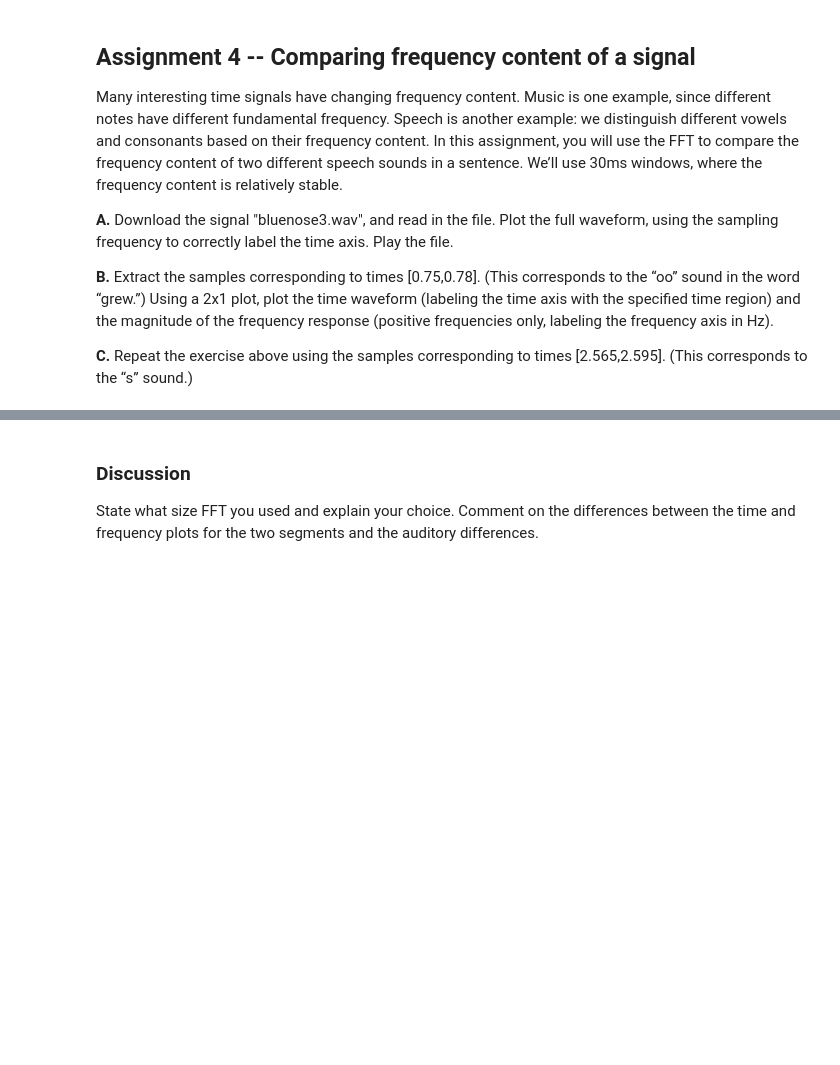
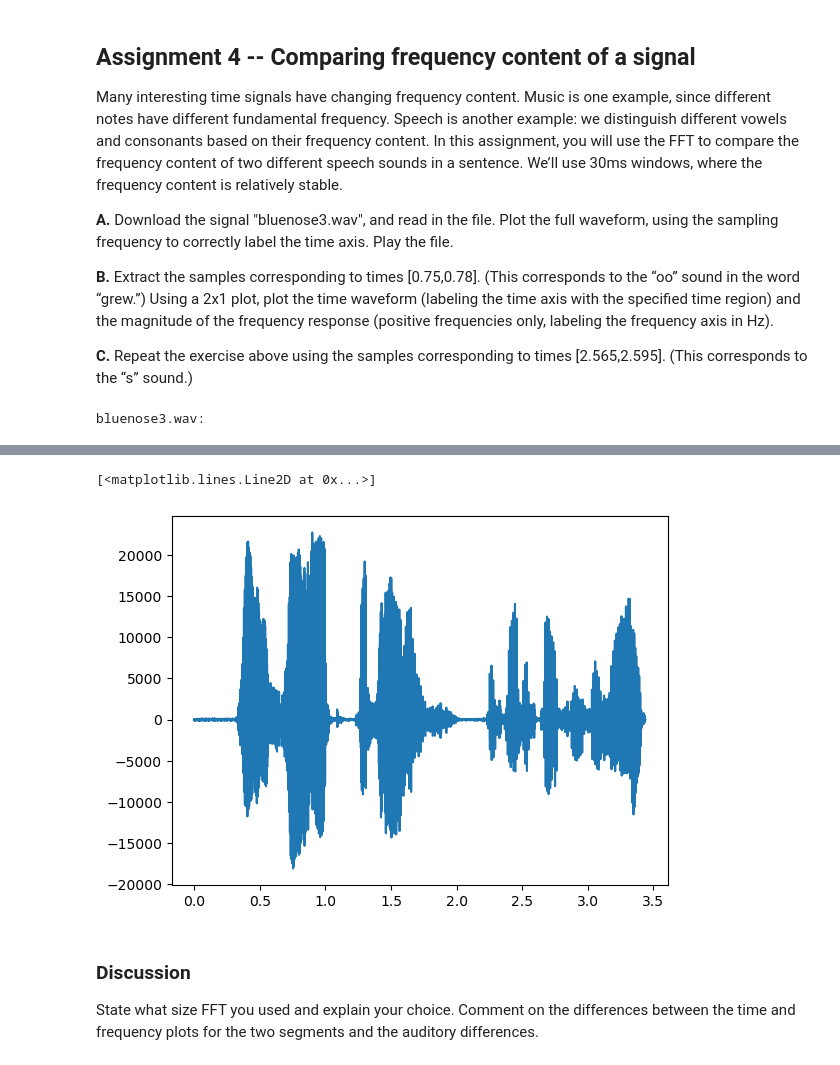
Before and after one commit to pie474/EE242Labs, a Jupyter notebook: 3b/EE242_Lab3b.ipynb, the cells around one changed output, grey strips where cells are left out. Cells and saved outputs as stored; diff of their text form; code cells hidden in the pictures; blank space fills up the shorter version.

```diff
--- a/3b/EE242_Lab3b.ipynb
+++ b/3b/EE242_Lab3b.ipynb
@@ -110,6 +111,10 @@ Many interesting time signals have changing frequency content. Music is one exam
 # Assignment 4 - Comparing frequency content of a signal
 
 # Part A - Reading, plotting and playing the bluenose3.wav file
+file = wav.read('bluenose3.wav')
+play_file('bluenose3.wav')
+plt.figure()
+plt.plot(np.arange(len(file[1]))/file[0], file[1])
 
 # Part B - Extracting ooo part of the signal
 # Extract the ooo part of the signal from 0.75 seconds to 0.78 seconds
@@ -120,3 +125,5 @@ Many interesting time signals have changing frequency content. Music is one exam
 # Plot the signal in time and frequency domain
 
 # Part D - Justify the difference and choice of nfft used.
+# %% [output]
+bluenose3.wav:
@@ -123,3 +131,5 @@ Many interesting time signals have changing frequency content. Music is one exam
+[<matplotlib.lines.Line2D at 0x...>]
+[figure, added]
 # %% [markdown]
 ###  Discussion
 
```
Also changed, not shown: parts of 2 cells of this notebook, 1 other file.
